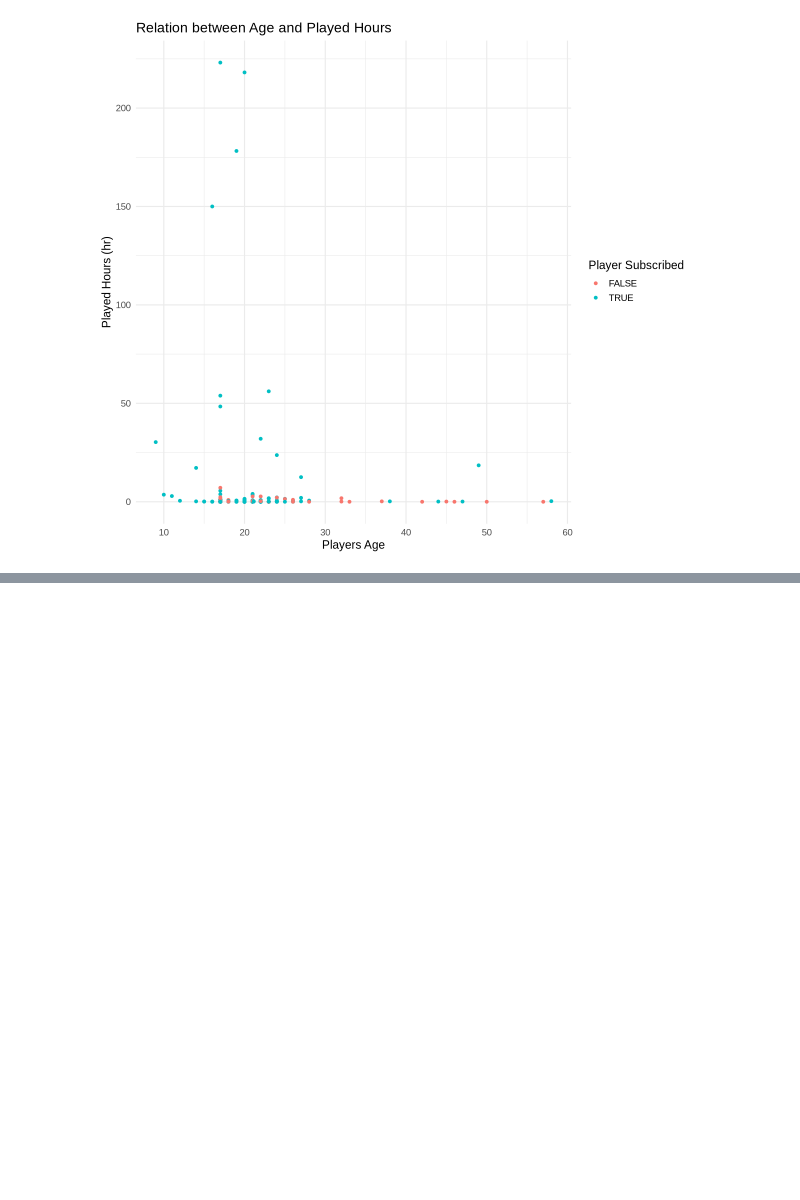
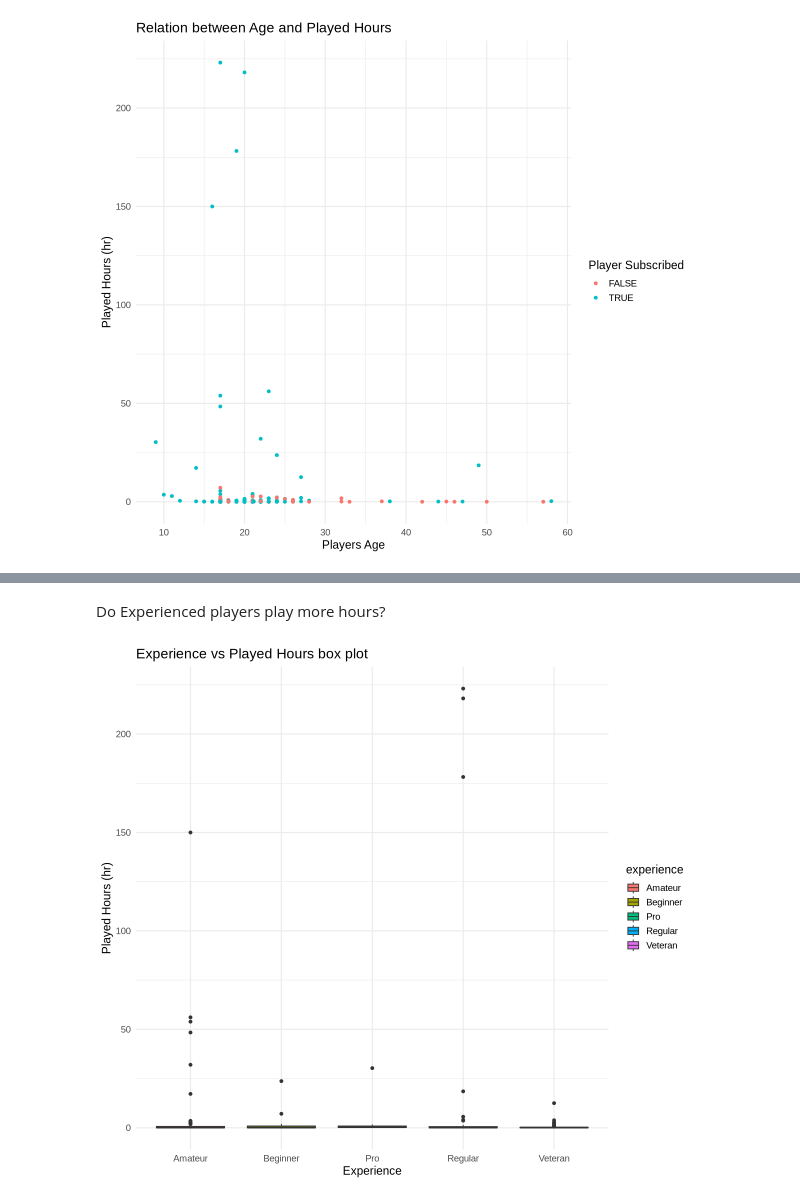
Before and after one commit to Dsharma2002/Project-DSCI100, a Jupyter notebook: test.ipynb, the cells around one changed output, grey strips where cells are left out. Cells and saved outputs as stored; diff of their text form; code cells hidden in the pictures; blank space fills up the shorter version.

```diff
--- a/test.ipynb
+++ b/test.ipynb
@@ -188,0 +257,14 @@ age_played_time_plot
+# %% [markdown]
+Do Experienced players play more hours?
+# %%
+experience_played_hours_plot <- players_clean |>
+    ggplot(aes(x=experience, y=played_hours, fill=experience)) +
+    geom_boxplot() +
+    labs(
+        x="Experience",
+        y="Played Hours (hr)",
+        title="Experience vs Played Hours box plot"
+    )
+experience_played_hours_plot
+# %% [output]
+[figure, added]
```
Also changed, not shown: parts of 13 cells of this notebook.
